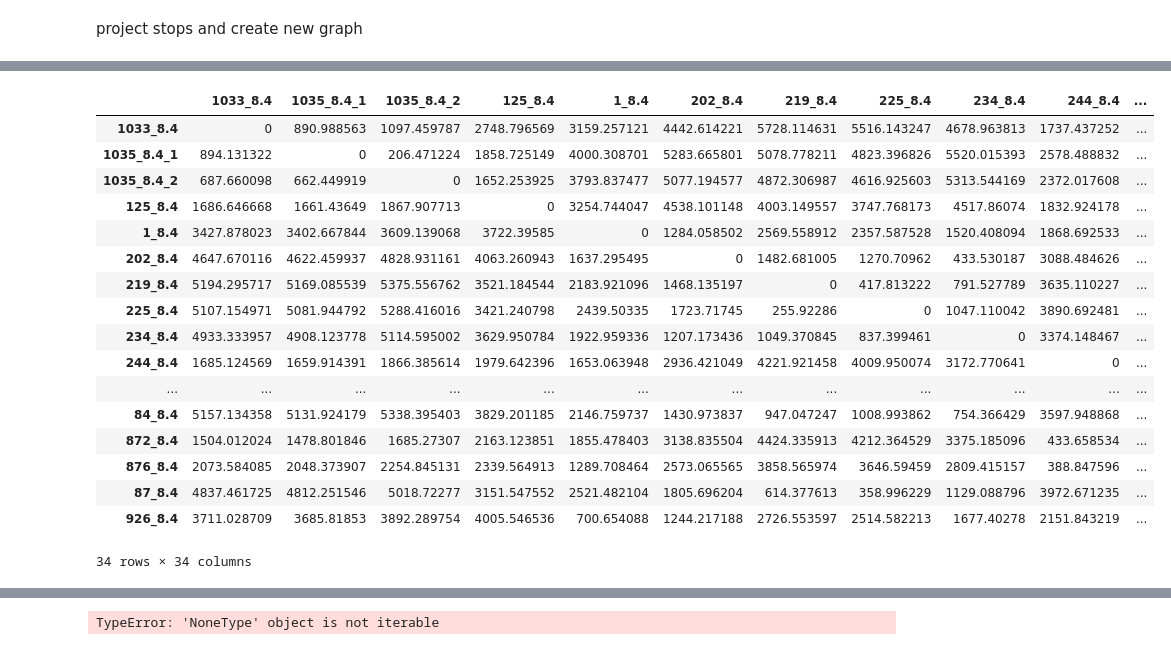
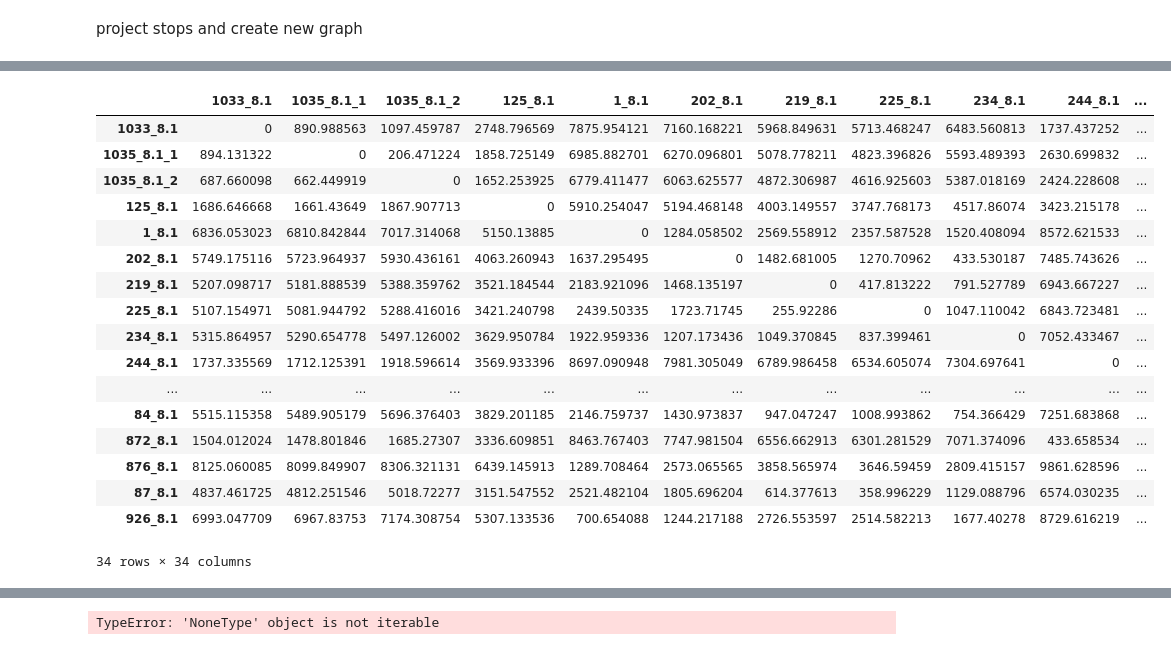
Before and after one commit to DDonnyy/dongraphio, a Jupyter notebook: src/dongraphio/hamilton_graph/test.ipynb, the cells around one changed output, grey strips where cells are left out. Cells and saved outputs as stored; diff of their text form; code cells hidden in the pictures.

```diff
--- a/src/dongraphio/hamilton_graph/test.ipynb
+++ b/src/dongraphio/hamilton_graph/test.ipynb
@@ -248,0 +292,14 @@ for _, row in points.iterrows():
+# %%
+nodes_to_save = set(list(sum(route_nodes,())))
+nonstop = list(nodes_to_save^set([i[0] for i in route_nodes]))
+new_graph = nx.DiGraph(new_graph)
+dist_matrix,path_nodes = get_distance_matrix(new_graph,nonstop,nonstop,True)
+# %%
+temp_subgraph = nx.Graph(new_graph.subgraph(nonstop))
+for island in list(nx.connected_components(temp_subgraph)):
+    for u in island:
+        for v in island:
+            if u!=v:
+                if nx.has_path(temp_subgraph,u,v):
+                    dist_matrix.loc[u,v] = float("inf")
+dist_matrix
@@ -249,39 +406,37 @@ for _, row in points.iterrows():
+# %%
+nodes_to_save = sum(route_nodes,())
+subgraph = nx.DiGraph(new_graph.subgraph(nodes_to_save))
+for i in subgraph.edges(data=True):
+    i[2]['geometry'] = str(i[2]['geometry'])
+nx.write_graphml(subgraph,"subgraph_2.graphml")
 # %%
-from shapely import distance
 
-
-def heuristic(node1, node2):
-    node1=new_graph.nodes[node1]
-    node2=new_graph.nodes[node2]
-    point1 = Point(node1['x'], node1['y'])
-    point2 = Point(node2['x'], node2['y'])
-    return distance(point1, point2)
-new_graph = nx.DiGraph(new_graph)
-distance_matrix = pd.DataFrame(0, index=route_nodes, columns=route_nodes).astype(object)
-route_matrix = pd.DataFrame(index=route_nodes, columns=route_nodes)
-for source in tqdm(route_nodes, total=len(route_nodes),desc = "Calculating distances"):
-    for dest in route_nodes:
-        path = nx.astar_path(new_graph,source,dest,heuristic,weight='length_meter')
-        total_distance = sum(new_graph[path[i]][path[i + 1]]['length_meter'] for i in range(len(path) - 1))
-        route_matrix.loc[source,dest] = path
-        distance_matrix.loc[source,dest] = total_distance
+route_nodes_ind=[x[0] for x in route_nodes]
+distance_matrix,route_matrix = get_distance_matrix(subgraph,route_nodes_ind,route_nodes_ind,True)
+max_value = distance_matrix.values.max()
+for i in route_nodes:
+    node_1,n1_1,n2_1 = i
+    for j in route_nodes:
+        node_2,n1_2,n2_2 = j
+        if (n1_1,n2_1) == (n2_2,n1_2):
+            distance_matrix.loc[node_1, node_2]=max_value
 distance_matrix
 # %% [output]
-|  | 1033_8.4 | 1035_8.4_1 | 1035_8.4_2 | 125_8.4 | 1_8.4 | 202_8.4 | 219_8.4 | 225_8.4 | 234_8.4 | 244_8.4 | ... |
-| 1033_8.4 | 0 | 890.988563 | 1097.459787 | 2748.796569 | 3159.257121 | 4442.614221 | 5728.114631 | 5516.143247 | 4678.963813 | 1737.437252 | ... |
-| 1035_8.4_1 | 894.131322 | 0 | 206.471224 | 1858.725149 | 4000.308701 | 5283.665801 | 5078.778211 | 4823.396826 | 5520.015393 | 2578.488832 | ... |
-| 1035_8.4_2 | 687.660098 | 662.449919 | 0 | 1652.253925 | 3793.837477 | 5077.194577 | 4872.306987 | 4616.925603 | 5313.544169 | 2372.017608 | ... |
-| 125_8.4 | 1686.646668 | 1661.43649 | 1867.907713 | 0 | 3254.744047 | 4538.101148 | 4003.149557 | 3747.768173 | 4517.86074 | 1832.924178 | ... |
-| 1_8.4 | 3427.878023 | 3402.667844 | 3609.139068 | 3722.39585 | 0 | 1284.058502 | 2569.558912 | 2357.587528 | 1520.408094 | 1868.692533 | ... |
-| 202_8.4 | 4647.670116 | 4622.459937 | 4828.931161 | 4063.260943 | 1637.295495 | 0 | 1482.681005 | 1270.70962 | 433.530187 | 3088.484626 | ... |
-| 219_8.4 | 5194.295717 | 5169.085539 | 5375.556762 | 3521.184544 | 2183.921096 | 1468.135197 | 0 | 417.813222 | 791.527789 | 3635.110227 | ... |
-| 225_8.4 | 5107.154971 | 5081.944792 | 5288.416016 | 3421.240798 | 2439.50335 | 1723.71745 | 255.92286 | 0 | 1047.110042 | 3890.692481 | ... |
-| 234_8.4 | 4933.333957 | 4908.123778 | 5114.595002 | 3629.950784 | 1922.959336 | 1207.173436 | 1049.370845 | 837.399461 | 0 | 3374.148467 | ... |
-| 244_8.4 | 1685.124569 | 1659.914391 | 1866.385614 | 1979.642396 | 1653.063948 | 2936.421049 | 4221.921458 | 4009.950074 | 3172.770641 | 0 | ... |
+|  | 1033_8.1 | 1035_8.1_1 | 1035_8.1_2 | 125_8.1 | 1_8.1 | 202_8.1 | 219_8.1 | 225_8.1 | 234_8.1 | 244_8.1 | ... |
+| 1033_8.1 | 0 | 890.988563 | 1097.459787 | 2748.796569 | 7875.954121 | 7160.168221 | 5968.849631 | 5713.468247 | 6483.560813 | 1737.437252 | ... |
+| 1035_8.1_1 | 894.131322 | 0 | 206.471224 | 1858.725149 | 6985.882701 | 6270.096801 | 5078.778211 | 4823.396826 | 5593.489393 | 2630.699832 | ... |
+| 1035_8.1_2 | 687.660098 | 662.449919 | 0 | 1652.253925 | 6779.411477 | 6063.625577 | 4872.306987 | 4616.925603 | 5387.018169 | 2424.228608 | ... |
+| 125_8.1 | 1686.646668 | 1661.43649 | 1867.907713 | 0 | 5910.254047 | 5194.468148 | 4003.149557 | 3747.768173 | 4517.86074 | 3423.215178 | ... |
+| 1_8.1 | 6836.053023 | 6810.842844 | 7017.314068 | 5150.13885 | 0 | 1284.058502 | 2569.558912 | 2357.587528 | 1520.408094 | 8572.621533 | ... |
+| 202_8.1 | 5749.175116 | 5723.964937 | 5930.436161 | 4063.260943 | 1637.295495 | 0 | 1482.681005 | 1270.70962 | 433.530187 | 7485.743626 | ... |
+| 219_8.1 | 5207.098717 | 5181.888539 | 5388.359762 | 3521.184544 | 2183.921096 | 1468.135197 | 0 | 417.813222 | 791.527789 | 6943.667227 | ... |
+| 225_8.1 | 5107.154971 | 5081.944792 | 5288.416016 | 3421.240798 | 2439.50335 | 1723.71745 | 255.92286 | 0 | 1047.110042 | 6843.723481 | ... |
+| 234_8.1 | 5315.864957 | 5290.654778 | 5497.126002 | 3629.950784 | 1922.959336 | 1207.173436 | 1049.370845 | 837.399461 | 0 | 7052.433467 | ... |
+| 244_8.1 | 1737.335569 | 1712.125391 | 1918.596614 | 3569.933396 | 8697.090948 | 7981.305049 | 6789.986458 | 6534.605074 | 7304.697641 | 0 | ... |
 | ... | ... | ... | ... | ... | ... | ... | ... | ... | ... | ... | ... |
-| 84_8.4 | 5157.134358 | 5131.924179 | 5338.395403 | 3829.201185 | 2146.759737 | 1430.973837 | 947.047247 | 1008.993862 | 754.366429 | 3597.948868 | ... |
-| 872_8.4 | 1504.012024 | 1478.801846 | 1685.27307 | 2163.123851 | 1855.478403 | 3138.835504 | 4424.335913 | 4212.364529 | 3375.185096 | 433.658534 | ... |
-| 876_8.4 | 2073.584085 | 2048.373907 | 2254.845131 | 2339.564913 | 1289.708464 | 2573.065565 | 3858.565974 | 3646.59459 | 2809.415157 | 388.847596 | ... |
-| 87_8.4 | 4837.461725 | 4812.251546 | 5018.72277 | 3151.547552 | 2521.482104 | 1805.696204 | 614.377613 | 358.996229 | 1129.088796 | 3972.671235 | ... |
-| 926_8.4 | 3711.028709 | 3685.81853 | 3892.289754 | 4005.546536 | 700.654088 | 1244.217188 | 2726.553597 | 2514.582213 | 1677.40278 | 2151.843219 | ... |
+| 84_8.1 | 5515.115358 | 5489.905179 | 5696.376403 | 3829.201185 | 2146.759737 | 1430.973837 | 947.047247 | 1008.993862 | 754.366429 | 7251.683868 | ... |
+| 872_8.1 | 1504.012024 | 1478.801846 | 1685.27307 | 3336.609851 | 8463.767403 | 7747.981504 | 6556.662913 | 6301.281529 | 7071.374096 | 433.658534 | ... |
+| 876_8.1 | 8125.060085 | 8099.849907 | 8306.321131 | 6439.145913 | 1289.708464 | 2573.065565 | 3858.565974 | 3646.59459 | 2809.415157 | 9861.628596 | ... |
+| 87_8.1 | 4837.461725 | 4812.251546 | 5018.72277 | 3151.547552 | 2521.482104 | 1805.696204 | 614.377613 | 358.996229 | 1129.088796 | 6574.030235 | ... |
+| 926_8.1 | 6993.047709 | 6967.83753 | 7174.308754 | 5307.133536 | 700.654088 | 1244.217188 | 2726.553597 | 2514.582213 | 1677.40278 | 8729.616219 | ... |
 34 rows × 34 columns
```
Also changed, not shown: parts of 18 cells of this notebook.
